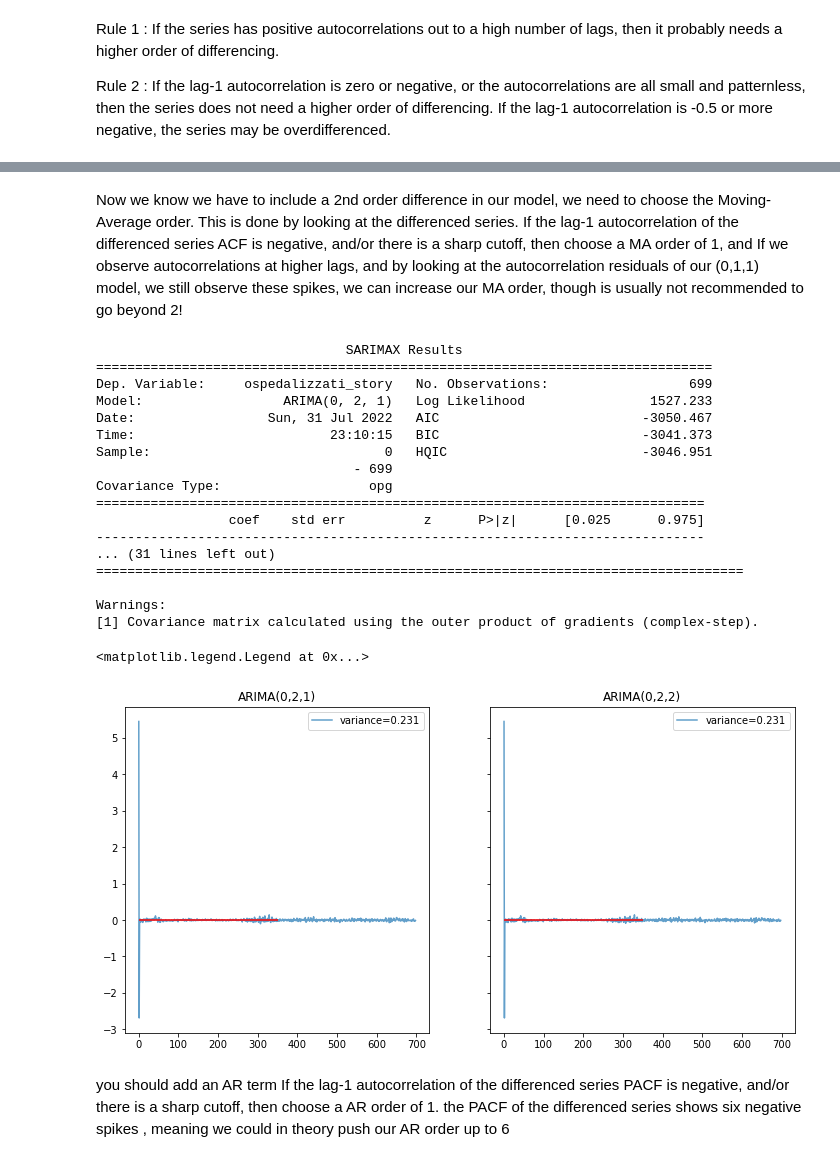
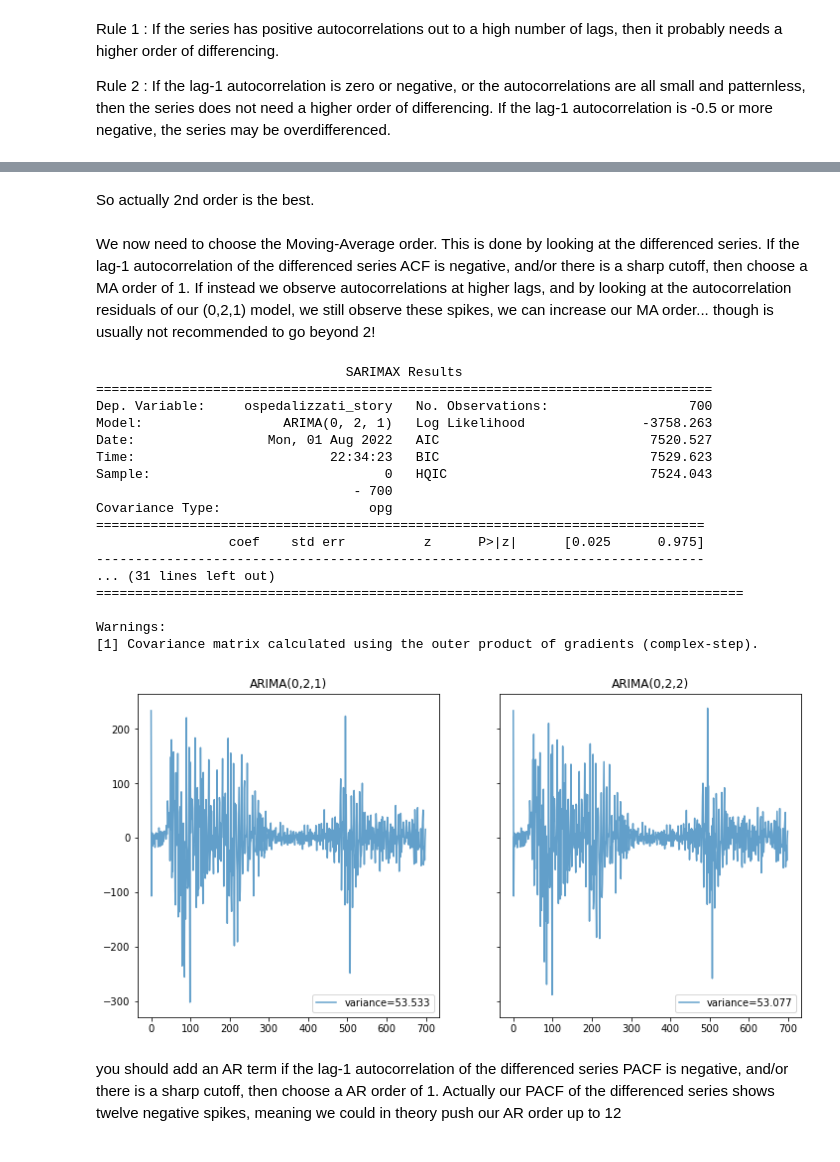
Before and after one commit to virtualmartire/lombacovid, a Jupyter notebook: ML/arima.ipynb, the cells around one changed output, grey strips where cells are left out. Cells and saved outputs as stored; diff of their text form; code cells hidden in the pictures.

```diff
--- a/ML/arima.ipynb
+++ b/ML/arima.ipynb
@@ -114,42 +132,27 @@ Warnings:
+# %% [markdown]
+So actually 2nd order is the best.
 # %% [markdown]
-Now we know we have to include a 2nd order difference in our model, we need to choose the Moving-Average order. This is done by looking at the differenced series. If the lag-1 autocorrelation of the differenced series ACF is negative, and/or there is a sharp cutoff, then choose a MA order of 1, and If we observe autocorrelations at higher lags, and by looking at the autocorrelation residuals of our (0,1,1) model, we still observe these spikes, we can increase our MA order, though is usually not recommended to go beyond 2!
+We now need to choose the Moving-Average order. This is done by looking at the differenced series. If the lag-1 autocorrelation of the differenced series ACF is negative, and/or there is a sharp cutoff, then choose a MA order of 1. If instead we observe autocorrelations at higher lags, and by looking at the autocorrelation residuals of our (0,2,1) model, we still observe these spikes, we can increase our MA order... though is usually not recommended to go beyond 2!
-# %%
-model = ARIMA(endog=np.log(timeseries).dropna(), order=(0, 2, 1))
-res_000 = model.fit()
-print(res_000.summary())
-
-model = ARIMA(endog=np.log(timeseries).dropna(), order=(0, 2, 2))
-res_010 = model.fit()
-print(res_010.summary())
-
-fig, ax = plt.subplots(1, 2, sharey=True, figsize=(12, 6))
-ax[0].plot(res_000.resid.values, alpha=0.7, label='variance={:.3f}'.format(np.std(res_000.resid.values)))
-ax[0].hlines(0, xmin=0, xmax=350, color='r')
-ax[0].set_title("ARIMA(0,2,1)")
-ax[0].legend()
-ax[1].plot(res_010.resid.values, alpha=0.7, label='variance={:.3f}'.format(np.std(res_010.resid.values)))
-ax[1].hlines(0, xmin=0, xmax=350, color='r')
-ax[1].set_title("ARIMA(0,2,2)")
-ax[1].legend()
-# %% [output]
-                                SARIMAX Results
-===============================================================================
-Dep. Variable:     ospedalizzati_story   No. Observations:                  699
-Model:                  ARIMA(0, 2, 1)   Log Likelihood                1527.233
-Date:                 Sun, 31 Jul 2022   AIC                          -3050.467
-Time:                         23:10:15   BIC                          -3041.373
-Sample:                              0   HQIC                         -3046.951
-                                 - 699
-Covariance Type:                   opg
-==============================================================================
-                 coef    std err          z      P>|z|      [0.025      0.975]
-------------------------------------------------------------------------------
-... (31 lines left out)
-===================================================================================
-
-Warnings:
-[1] Covariance matrix calculated using the outer product of gradients (complex-step).
-<matplotlib.legend.Legend at 0x...>
-[figure, removed]
+# %%
+compareSummaryAndVariance((0,2,1), (0,2,2), fitted_timeseries)
+# %% [output]
+                                SARIMAX Results
+===============================================================================
+Dep. Variable:     ospedalizzati_story   No. Observations:                  700
+Model:                  ARIMA(0, 2, 1)   Log Likelihood               -3758.263
+Date:                 Mon, 01 Aug 2022   AIC                           7520.527
+Time:                         22:34:23   BIC                           7529.623
+Sample:                              0   HQIC                          7524.043
+                                 - 700
+Covariance Type:                   opg
+==============================================================================
+                 coef    std err          z      P>|z|      [0.025      0.975]
+------------------------------------------------------------------------------
+... (31 lines left out)
+===================================================================================
+
+Warnings:
+[1] Covariance matrix calculated using the outer product of gradients (complex-step).
+[figure, added]
 # %% [markdown]
-you should add an AR term If the lag-1 autocorrelation of the differenced series PACF is negative, and/or there is a sharp cutoff, then choose a AR order of 1. the PACF of the differenced series shows six negative spikes , meaning we could in theory push our AR order up to 6
+you should add an AR term if the lag-1 autocorrelation of the differenced series PACF is negative, and/or there is a sharp cutoff, then choose a AR order of 1. Actually our PACF of the differenced series shows twelve negative spikes, meaning we could in theory push our AR order up to 12
```
Also changed, not shown: parts of 22 cells of this notebook, 1 other file.
